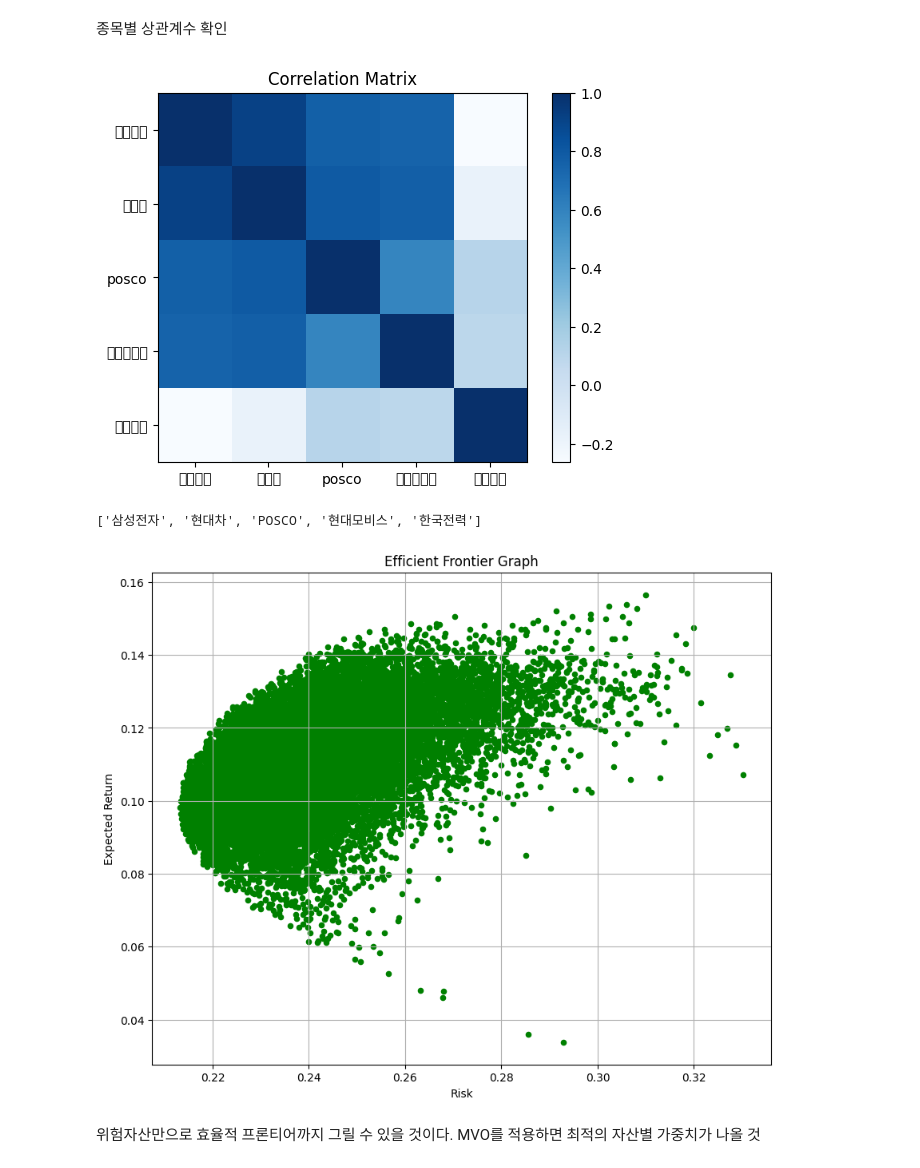
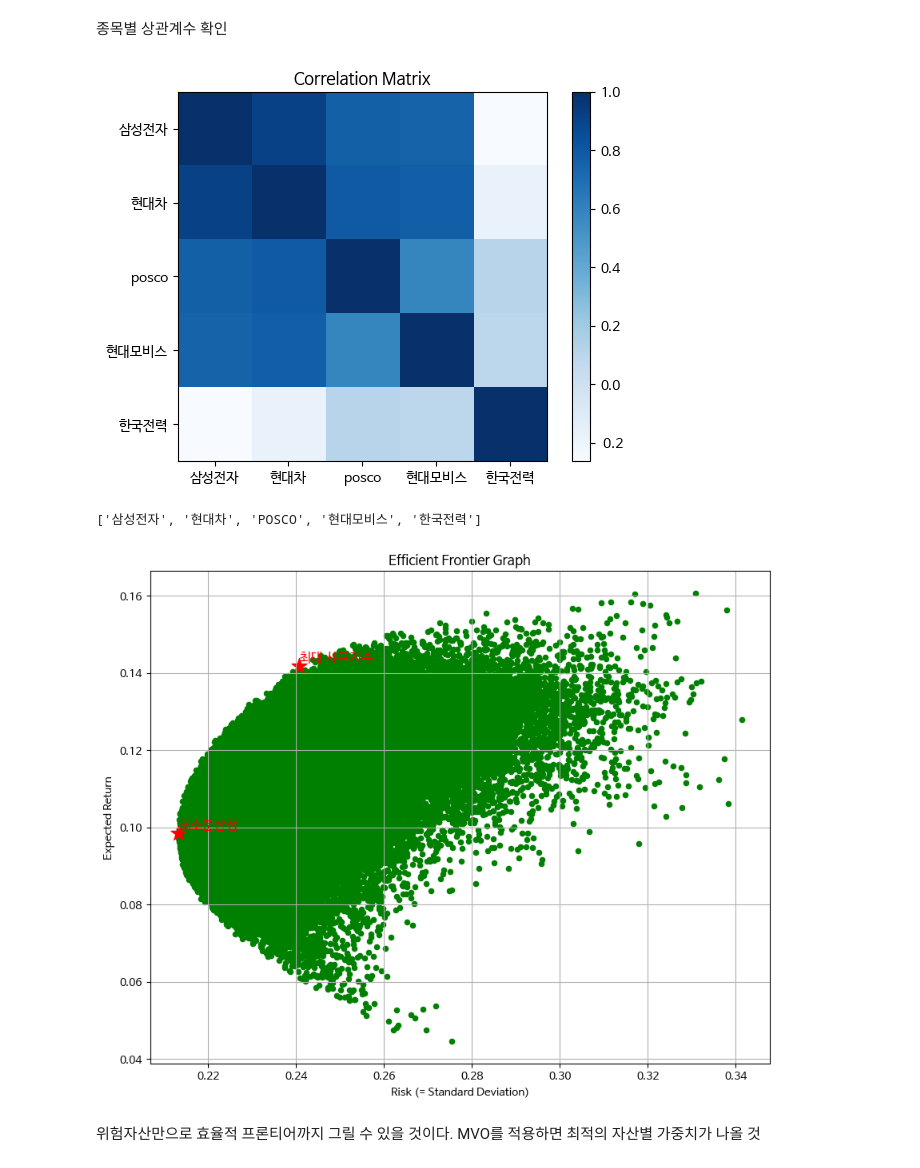
Before and after one commit to serrve1/githubtest, a Jupyter notebook: MVO모형연습자료_.ipynb, the cells around one changed output. Drawn from its saved outputs; the diff is of its cells as text; code cells hidden in the pictures.

```diff
--- a/MVO모형연습자료_.ipynb
+++ b/MVO모형연습자료_.ipynb
@@ -42,6 +60,7 @@ for i, t in enumerate(ticker):
 # %%
 # 2. Adj Close 추세 확인
 plt.figure(figsize=(12, 8))
+plt.rc('font', family='NanumBarunGothic')
 for k, v in st.items():
     v['Adj Close'].plot(label=k)
 plt.legend()
@@ -79,16 +98,17 @@ df
 # %%
 import matplotlib.pyplot as plt
 # 상관행렬 계산
 Corr = df.corr()
 plt.figure()
+plt.rc('font', family='NanumBarunGothic')
 plt.title('Correlation Matrix')
 plt.imshow(Corr, cmap=plt.cm.Blues)
 plt.xticks(range(len(stocks)),df.columns)
 plt.yticks(range(len(stocks)),df.columns)
 plt.colorbar()
 plt.show()
 # %% [output]
-[figure, old version]
+[figure, new version]
 # %%
 daily_ret = df.pct_change()
 daily_ret.fillna(0)
@@ -101,7 +121,7 @@ stocks
 # %% [output]
 ['삼성전자', '현대차', 'POSCO', '현대모비스', '한국전력']
 # %%
-# 시가총액 5순위 주식의 비율을 다르게 해 20,000개 포트폴리오 생성
+# 시가총액 5순위 주식의 비율을 다르게 해 100,000개 포트폴리오 생성
 # 1. 수익률, 리스크, 비중 list 생성
 # 수익률 = port_ret
 # 리스크 = port_risk
@@ -110,7 +130,7 @@ port_ret = []
 port_risk = []
 port_weights = []
 
-for i in range(20000):
+for i in range(100000):
     # 2. 랜덤 숫자 5개 생성 - 랜덤숫자 5개의 합 = 1이되도록 생성
     weights = np.random.random(len(stocks))# 5개의 칼럼별로 랜덤 숫자 생성
     weights /= np.sum(weights) # 합이 1이되도록
@@ -134,14 +154,26 @@ for j, s in enumerate(stocks):
 # 7. 최종 df는 시총 상위 5종목의 보유 비중에 따른 risk와 예상 수익률을 확인할 수 있다.
 df = pd.DataFrame(portfolio)
 df = df[['Returns', 'Risk'] + [s for s in stocks]]
+# 최소분산점 찾기
+min_risk_point = df[df['Risk'] == df['Risk'].min()]
+# 최대 샤프지수점 찾기
+df['Sharp'] = df['Returns']/df['Risk']
+max_sharp_point = df[df['Sharp'] == df['Sharp'].max()]
+# 8. 효율적 투자선  그래프 그리기
+plt.rc('font', family='NanumBarunGothic')
+df.plot.scatter(x='Risk', y='Returns', color ='g', figsize=(10,8), grid=True)
+# 최소분산점 표시
+plt.scatter(min_risk_point['Risk'], min_risk_point['Returns'], color='red', marker='*', s=200, label='Min Risk Point')
+plt.text(min_risk_point['Risk'], min_risk_point['Returns'],'최소분산점', fontsize=12, color='red', verticalalignment='bottom')
+# 최대 샤프지수점 표시
+plt.scatter(max_sharp_point['Risk'], max_sharp_point['Returns'], color='red', marker='*', s=200, label='Max_Sharp_Point')
+plt.text(max_sharp_point['Risk'], max_sharp_point['Returns'],'최대 샤프지수', fontsize=12, color='red', verticalalignment='bottom')
 
-# 8. 효율적 투자선  그래프 그리기
-df.plot.scatter(x='Risk', y='Returns', color ='g', figsize=(10,8), grid=True)
 plt.title('Efficient Frontier Graph')
-plt.xlabel('Risk')
+plt.xlabel('Risk (= Standard Deviation)')
 plt.ylabel('Expected Return')
 plt.show()
 # %% [output]
-[figure, old version]
+[figure, new version]
 # %% [markdown]
 위험자산만으로 효율적 프론티어까지 그릴 수 있을 것이다. MVO를 적용하면 최적의 자산별 가중치가 나올 것
```
Also changed, not shown: parts of 3 cells of this notebook.
